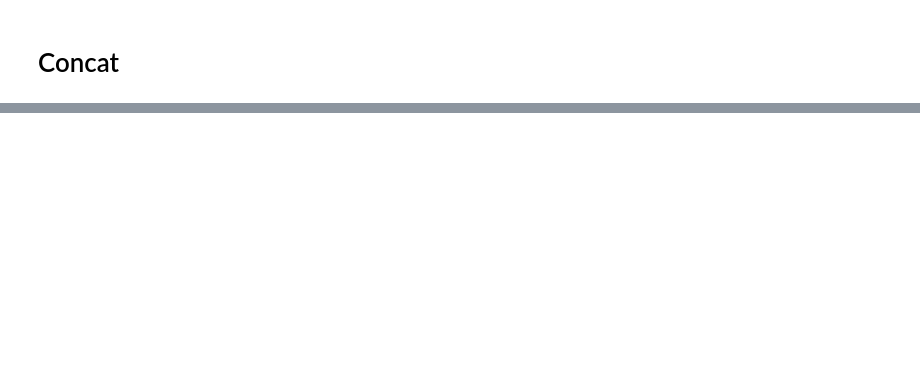
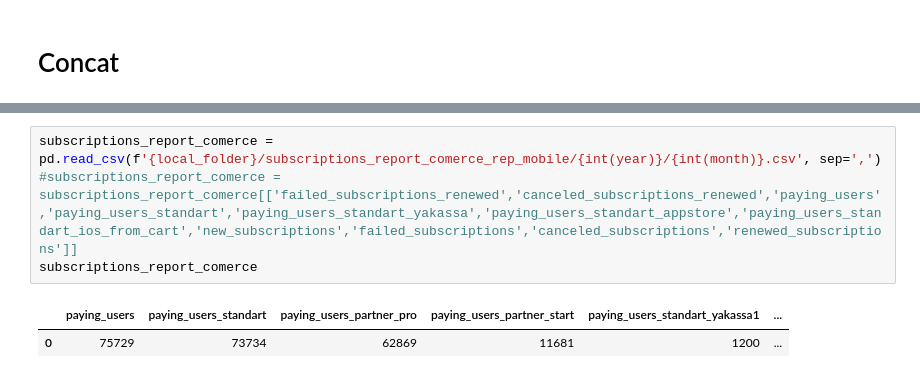
Before and after one commit to sputnik-systems/analytics, a Jupyter notebook: mobile_report/mobile_report_auto.ipynb, the cells around one changed output, grey strips where cells are left out. Saved outputs shown, nothing was run; the diff lists cells and outputs as text; blank space fills up the shorter version.

```diff
--- a/mobile_report/mobile_report_auto.ipynb
+++ b/mobile_report/mobile_report_auto.ipynb
@@ -734,0 +538,7 @@ activated_after_unsubsribtion_rep_mobile
+# %%
+subscriptions_report_comerce = pd.read_csv(f'{local_folder}/subscriptions_report_comerce_rep_mobile/{int(year)}/{int(month)}.csv', sep=',')
+#subscriptions_report_comerce = subscriptions_report_comerce[['failed_subscriptions_renewed','canceled_subscriptions_renewed','paying_users','paying_users_standart','paying_users_standart_yakassa','paying_users_standart_appstore','paying_users_standart_ios_from_cart','new_subscriptions','failed_subscriptions','canceled_subscriptions','renewed_subscriptions']]
+subscriptions_report_comerce
+# %% [output]
+|  | paying_users | paying_users_standart | paying_users_partner_pro | paying_users_partner_start | paying_users_standart_yakassa1 | ... |
+| 0 | 75729 | 73734 | 62869 | 11681 | 1200 | ... |
```
Also changed, not shown: parts of 104 cells of this notebook, 23 other files.
